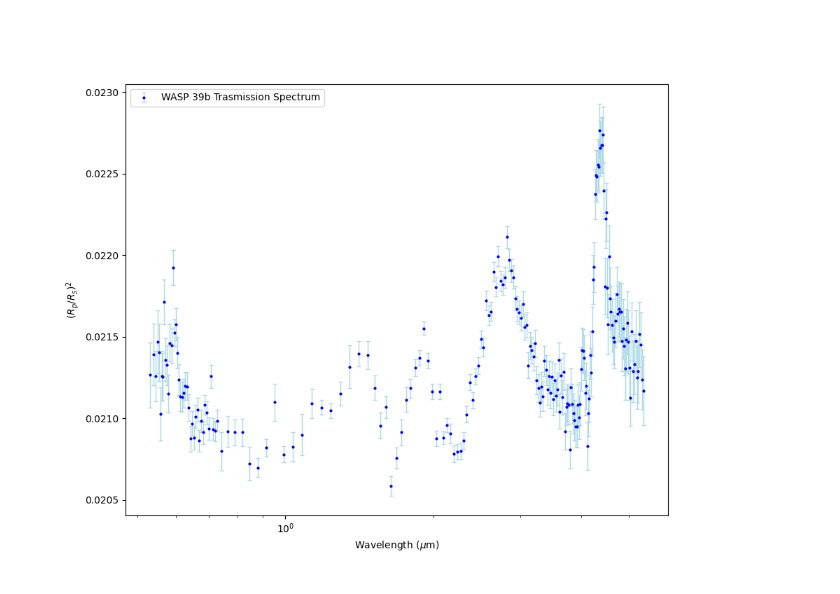
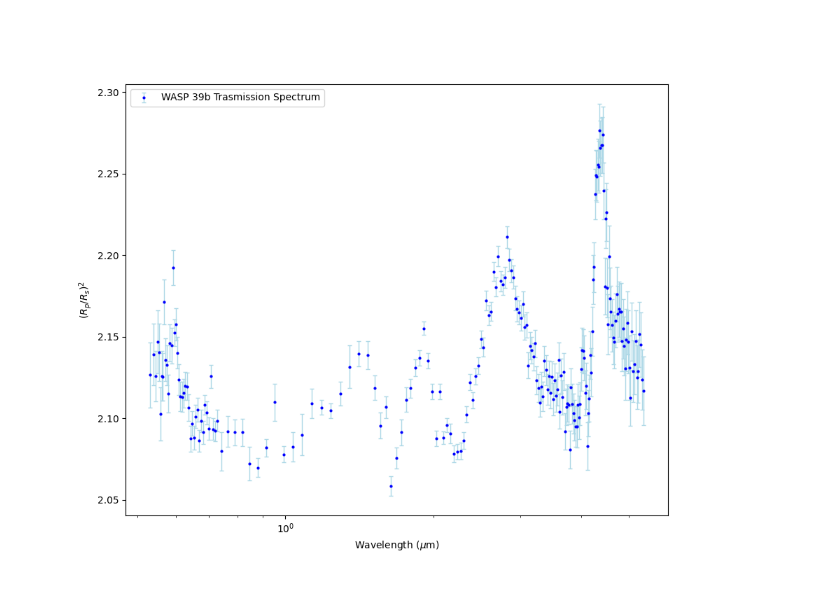
Before and after one commit to riccsimo/T_G_B_T, a Jupyter notebook: Assignment3/wasp_39b_atmosphere_TaskB.ipynb, the cells around one changed output. Drawn from its saved outputs; the diff is of its cells as text; code cells hidden in the pictures.

```diff
--- a/Assignment3/wasp_39b_atmosphere_TaskB.ipynb
+++ b/Assignment3/wasp_39b_atmosphere_TaskB.ipynb
@@ -11,19 +11,19 @@ from taurex.cache import OpacityCache,CIACache
 # %%
 file_path = "WASP-39b_spectra.csv"
 
 spectra = pd.read_csv(file_path).values
 
 plt.figure(figsize=(10,8))
-plt.errorbar(spectra[:,0], spectra[:,1]/100, spectra[:,2]/100, fmt='o', color='blue', markersize=2,
+plt.errorbar(spectra[:,0], spectra[:,1], spectra[:,2], fmt='o', color='blue', markersize=2,
     ecolor='lightblue', elinewidth=1, capsize=2, label="WASP 39b Trasmission Spectrum")
 plt.xscale("log")
 plt.legend()
 plt.xlabel("Wavelength ($\mu$m)")
 plt.ylabel("$(R_p/R_s)^2$")
 plt.savefig("WASP-39b_spectrum_assignment3.png")
 plt.show()
 # %% [output]
-[figure, old version]
+[figure, new version]
 # %%
 spectrum_data = np.column_stack((spectra[:,0], spectra[:,1]/100, spectra[:,2]/100))
 np.savetxt('WASP-39b_spectrum_assignment3_taskB.dat', spectrum_data, header="wavelength(micron) (rp/rs)^2 std((rp/rs)^2)",fmt="%.8e")
```
Also changed, not shown: 7 other files.
